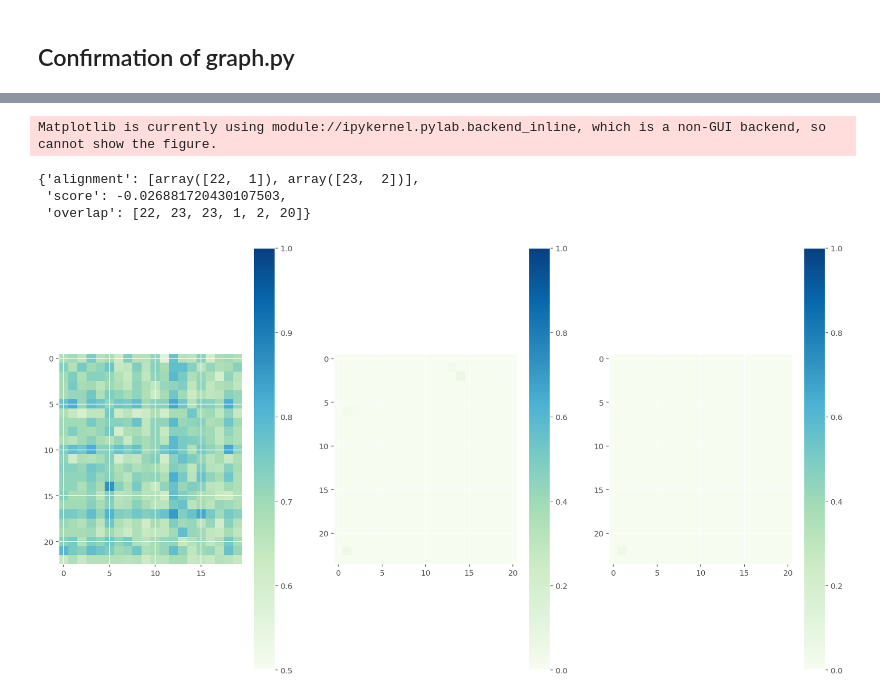
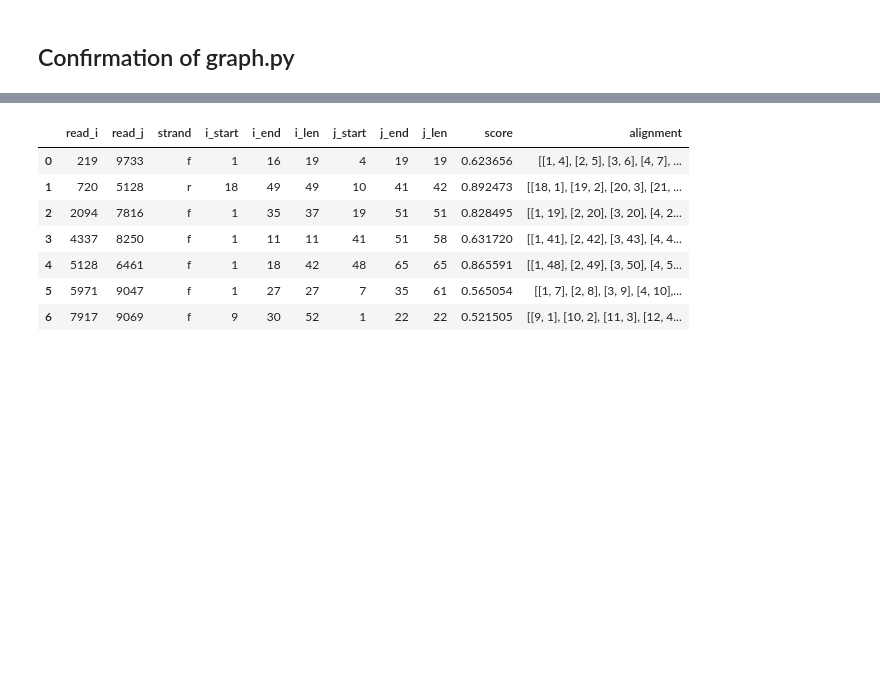
Before and after one commit to yoshihikosuzuki/CentromereAssembly, a Jupyter notebook: dalayout_dev.ipynb, the cells around one changed output, grey strips where cells are left out. Drawn from its saved outputs; the diff is of its cells as text; code cells hidden in the pictures; blank space fills up the shorter version.

```diff
--- a/dalayout_dev.ipynb
+++ b/dalayout_dev.ipynb
@@ -50,8 +33,0 @@ read_df_j = encodings.pipe(lambda df: df[df["read_id"] == 6328]).pipe(lambda df:
-# %%
-graph.svs_read_alignment(read_df_i, read_df_j, "var_vec_global0.0", 5, 'r', plot=True)
-# %% [output]
-Matplotlib is currently using module://ipykernel.pylab.backend_inline, which is a non-GUI backend, so cannot show the figure.
-{'alignment': [array([22,  1]), array([23,  2])],
- 'score': -0.026881720430107503,
- 'overlap': [22, 23, 23, 1, 2, 20]}
-[figure, removed]
@@ -57,0 +38,11 @@ Matplotlib is currently using module://ipykernel.pylab.backend_inline, which is
+# %%
+o.overlaps
+# %% [output]
+|  | read_i | read_j | strand | i_start | i_end | i_len | j_start | j_end | j_len | score | alignment |
+| 0 | 219 | 9733 | f | 1 | 16 | 19 | 4 | 19 | 19 | 0.623656 | [[1, 4], [2, 5], [3, 6], [4, 7], ... |
+| 1 | 720 | 5128 | r | 18 | 49 | 49 | 10 | 41 | 42 | 0.892473 | [[18, 1], [19, 2], [20, 3], [21, ... |
+| 2 | 2094 | 7816 | f | 1 | 35 | 37 | 19 | 51 | 51 | 0.828495 | [[1, 19], [2, 20], [3, 20], [4, 2... |
+| 3 | 4337 | 8250 | f | 1 | 11 | 11 | 41 | 51 | 58 | 0.631720 | [[1, 41], [2, 42], [3, 43], [4, 4... |
+| 4 | 5128 | 6461 | f | 1 | 18 | 42 | 48 | 65 | 65 | 0.865591 | [[1, 48], [2, 49], [3, 50], [4, 5... |
+| 5 | 5971 | 9047 | f | 1 | 27 | 27 | 7 | 35 | 61 | 0.565054 | [[1, 7], [2, 8], [3, 9], [4, 10],... |
+| 6 | 7917 | 9069 | f | 9 | 30 | 52 | 1 | 22 | 22 | 0.521505 | [[9, 1], [10, 2], [11, 3], [12, 4... |
```
Also changed, not shown: parts of 9 cells of this notebook, 4 other files.
